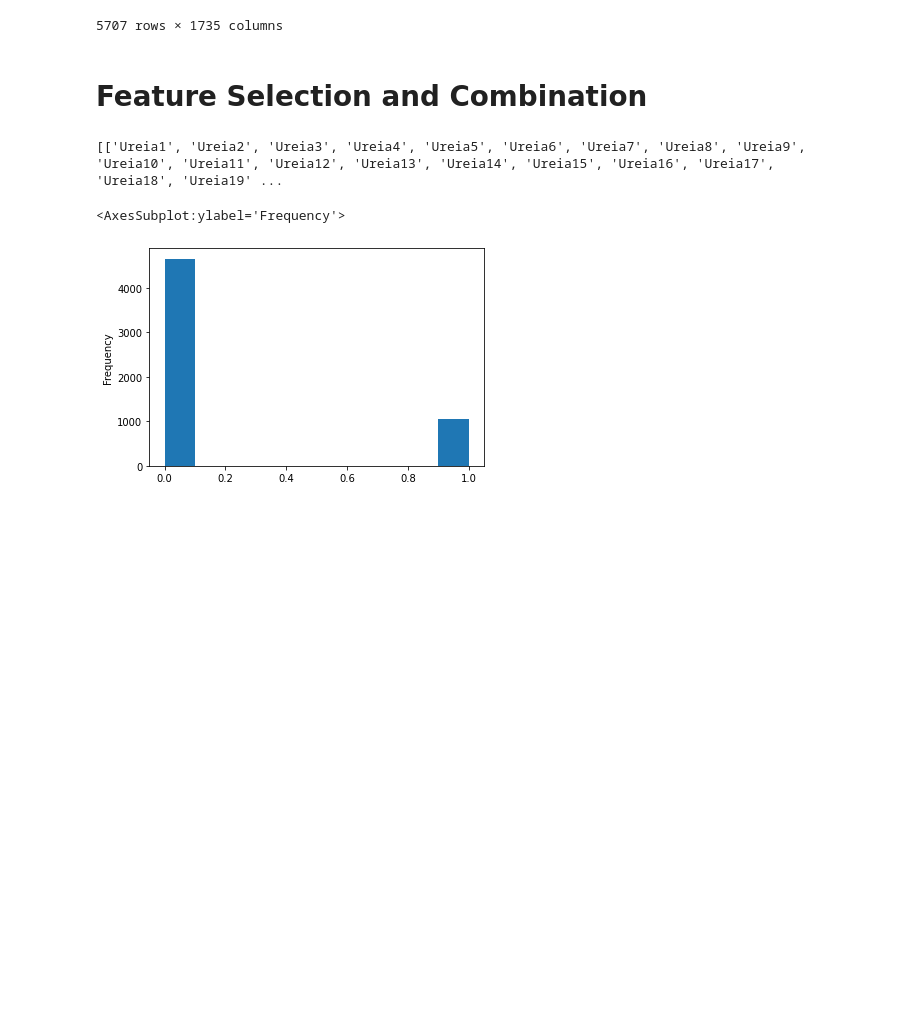
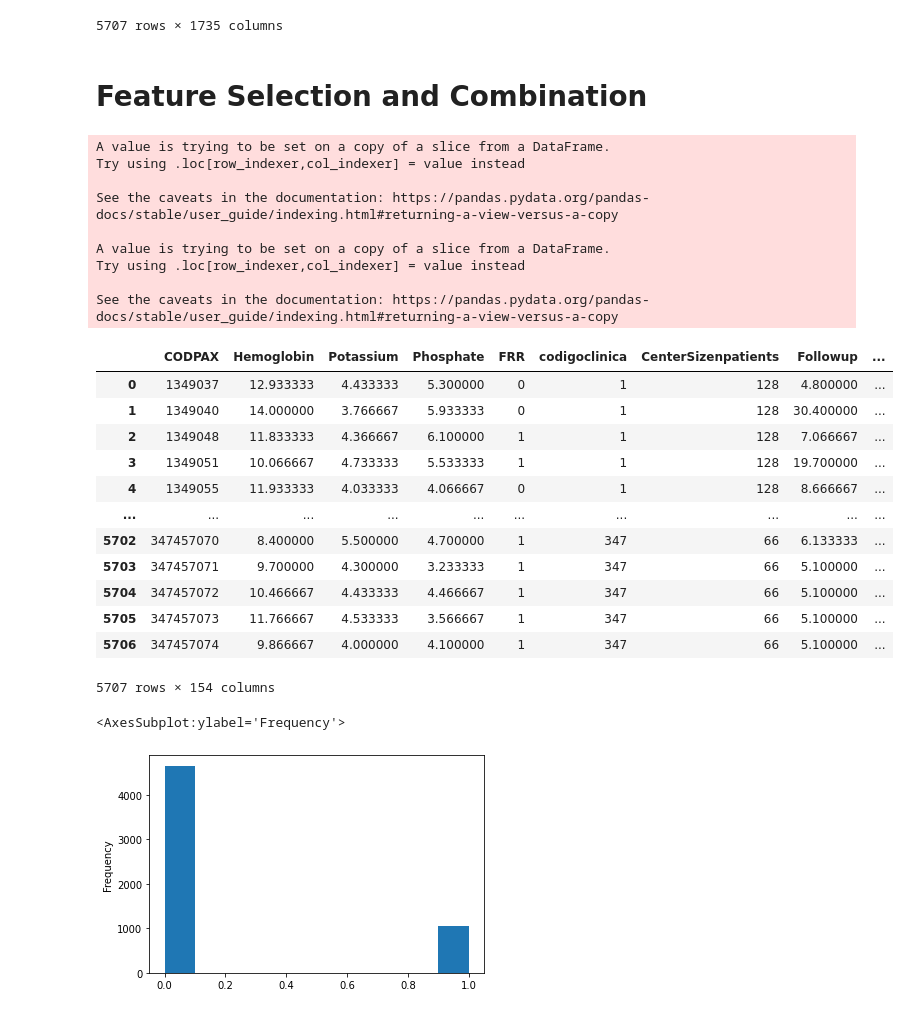
Before and after one commit to YitingZhang1997/MIDAS_Project_2020, a Jupyter notebook: Data_Exploration_CauseofDeath_Classification.ipynb, the cells around one changed output. Drawn from its saved outputs; the diff is of its cells as text; code cells hidden in the pictures; blank space fills up the shorter version.

Commit message:
add feature colunms to data set

```diff
--- a/Data_Exploration_CauseofDeath_Classification.ipynb
+++ b/Data_Exploration_CauseofDeath_Classification.ipynb
@@ -52,11 +53,10 @@ for i in range(len(adjlist)):
 df_selected = df[unique_cols]
 # display(df_selected)
 
-Followup_p1 = []
 Group_p1 = []
 Ms10ou_p1 = []
 
-storage_p1 = [Followup_p1, Group_p1, Ms10ou_p1]
+storage_p1 = [Group_p1, Ms10ou_p1]
 
 Mean_PAS_p1 = []
 Mean_PAD_p1 = []
@@ -132,7 +132,7 @@ storage_p4 = [Ureia_p1, Creatinine_p1, TGP_p1, Potassium_p1, Calcium_p1, Phospha
               Ureia_p4, Creatinine_p4, TGP_p4, Potassium_p4, Calcium_p4, Phosphate_p4, Glucose_p4,
               Hemoglobin_p4, Hematocrit_p4, Volume_Total_p4, N_AH_p4, Systolic_p4, Diastolic_p4]
 
-indices_p1 = ['Followup', 'Group', 'Ms10ou']
+indices_p1 = ['Group', 'Ms10ou']
 
 indices_p2 = ['Mean_PAS', 'Mean_PAD']
 
@@ -159,39 +159,70 @@ for idx in indices_p2:
                 storage_p2[i+2*p].append(col)
                 count = count + 1
             else:
                 count = 0
                 p = p + 1
                 storage_p2[i+2*p].append(col)
                 count = count + 1
     i = i + 1
 # print(storage_p2)
 
 # Separate certain features to 4 sections (each section contain at most 20 features)
 i = 0 # i is the index of feature name
 for idx in indices_p4:
     p = 0
     count = 0
     for col in timeseries_cols:
         if idx in col:
             if count < 20:
                 storage_p4[i+13*p].append(col)
                 count = count + 1
             else:
                 count = 0
                 p = p + 1
                 storage_p4[i+13*p].append(col)
                 count = count + 1
     i = i + 1
-print(storage_p4)
+# print(storage_p4)
+
+for i in range(len(indices_p1)):
+    df_selected.loc[:,indices_p1[i]] = df[storage_p1[i]].mean(axis=1)
+
+for i in range(len(indices_p2)):
+    for p in range(2):
+        name = indices_p2[i] + '_p' + str(p+1)
+        df_selected.loc[:,name] = df[storage_p2[i+2*p]].mean(axis=1)
+
+for i in range(len(indices_p4)):
+    for p in range(4):
+        name = indices_p4[i] + '_p' + str(p+1)
+        df_selected.loc[:,name] = df[storage_p4[i+13*p]].mean(axis=1)
 
 
-# for i in range(len(indices)):
-#     df_selected.loc[:,indices[i]] = df[storage_cols[i]].mean(axis=1)
-
 df_selected = df_selected.fillna(0)
-# display(df_selected)
+display(df_selected)
 # %% [output]
-[['Ureia1', 'Ureia2', 'Ureia3', 'Ureia4', 'Ureia5', 'Ureia6', 'Ureia7', 'Ureia8', 'Ureia9', 'Ureia10', 'Ureia11', 'Ureia12', 'Ureia13', 'Ureia14', 'Ureia15', 'Ureia16', 'Ureia17', 'Ureia18', 'Ureia19' ...
+A value is trying to be set on a copy of a slice from a DataFrame.
+Try using .loc[row_indexer,col_indexer] = value instead
+
+See the caveats in the documentation: https://pandas.pydata.org/pandas-docs/stable/user_guide/indexing.html#returning-a-view-versus-a-copy
+
+A value is trying to be set on a copy of a slice from a DataFrame.
+Try using .loc[row_indexer,col_indexer] = value instead
+
+See the caveats in the documentation: https://pandas.pydata.org/pandas-docs/stable/user_guide/indexing.html#returning-a-view-versus-a-copy
+|  | CODPAX | Hemoglobin | Potassium | Phosphate | FRR | codigoclinica | CenterSizenpatients | Followup | ... |
+| 0 | 1349037 | 12.933333 | 4.433333 | 5.300000 | 0 | 1 | 128 | 4.800000 | ... |
+| 1 | 1349040 | 14.000000 | 3.766667 | 5.933333 | 0 | 1 | 128 | 30.400000 | ... |
+| 2 | 1349048 | 11.833333 | 4.366667 | 6.100000 | 1 | 1 | 128 | 7.066667 | ... |
+| 3 | 1349051 | 10.066667 | 4.733333 | 5.533333 | 1 | 1 | 128 | 19.700000 | ... |
+| 4 | 1349055 | 11.933333 | 4.033333 | 4.066667 | 0 | 1 | 128 | 8.666667 | ... |
+| ... | ... | ... | ... | ... | ... | ... | ... | ... | ... |
+| 5702 | 347457070 | 8.400000 | 5.500000 | 4.700000 | 1 | 347 | 66 | 6.133333 | ... |
+| 5703 | 347457071 | 9.700000 | 4.300000 | 3.233333 | 1 | 347 | 66 | 5.100000 | ... |
+| 5704 | 347457072 | 10.466667 | 4.433333 | 4.466667 | 1 | 347 | 66 | 5.100000 | ... |
+| 5705 | 347457073 | 11.766667 | 4.533333 | 3.566667 | 1 | 347 | 66 | 5.100000 | ... |
+| 5706 | 347457074 | 9.866667 | 4.000000 | 4.100000 | 1 | 347 | 66 | 5.100000 | ... |
+5707 rows × 154 columns
 # %%
 from matplotlib import pyplot as plt
 
```
Also changed, not shown: parts of 8 cells of this notebook.
